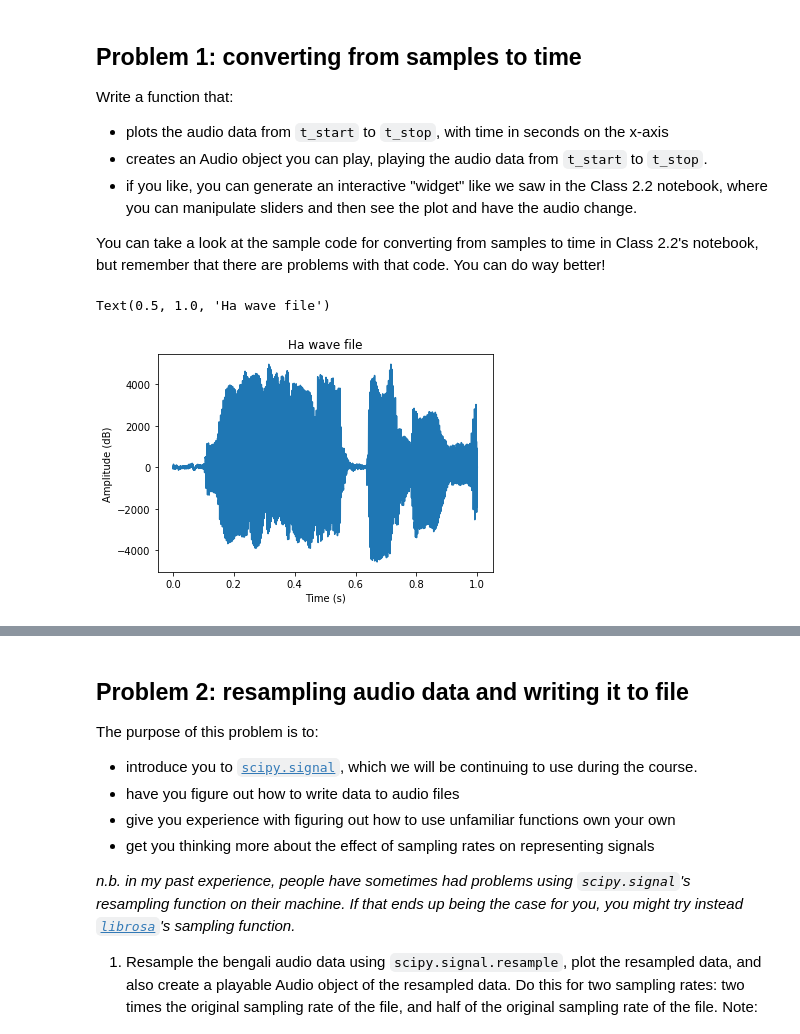
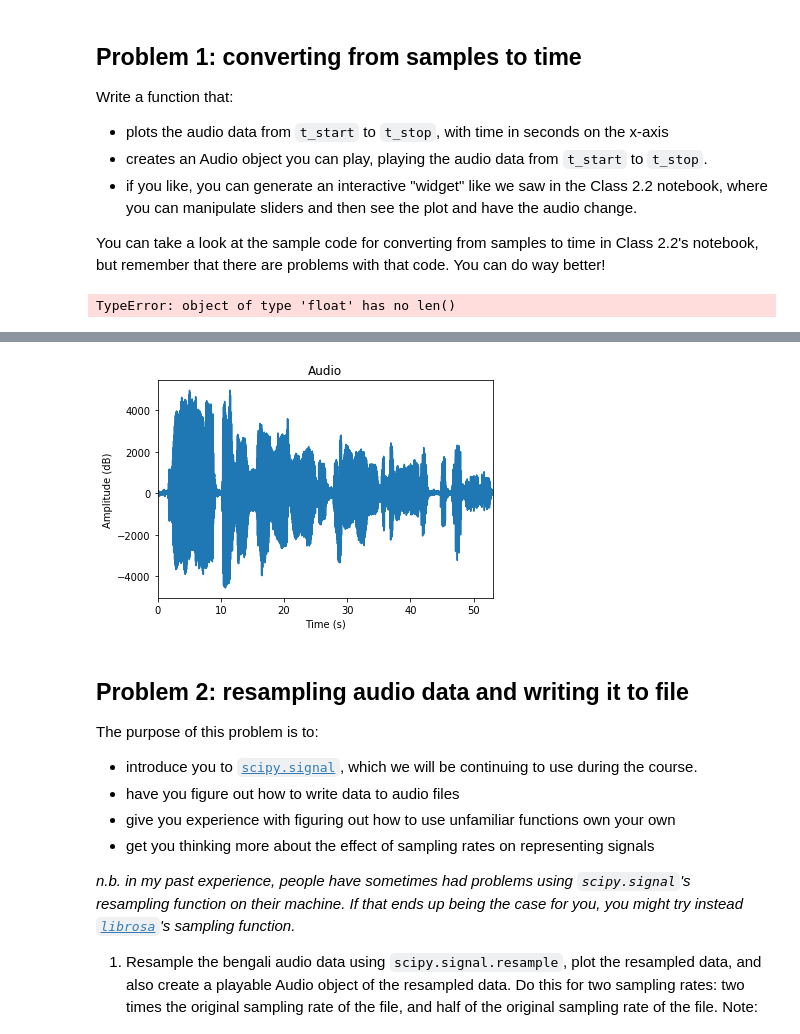
Before and after one commit to ling592b-f19/ling592b-f19-ps02-nisayas, a Jupyter notebook: 592B-f19_ps02.ipynb, the cells around one changed output, grey strips where cells are left out. Saved outputs shown, nothing was run; the diff lists cells and outputs as text; code cells hidden in the pictures.

```diff
--- a/592B-f19_ps02.ipynb
+++ b/592B-f19_ps02.ipynb
@@ -27,24 +27,46 @@ You can take a look at the sample code for converting from samples to time in Cl
 # So make sure you write a function and then call the function to do the plot and create the Audio object
 # Don't forget to create the Audio object.
 # %%
-fs, Fa50 = wavfile.read('Fa50.wav')
+def plot_play_audio(t_start = 0, t_stop = len(Fa50), fs = 44100):
+    ns = (t_stop - t_start) * fs + 1
+    x = np.linspace(t_start, t_stop, ns)
 
-ns = fs # KY: Three lines down, you re-assign the variable ns. So this shouldn't be here.
+    plt.xlim(t_start,t_stop)
+    plt.plot(x, Fa50[0:ns])
+    plt.xlabel('Time (s)')
+    plt.ylabel('Amplitude (dB)')
+    plt.title("Audio")
 
-t_start = 0 # We start sampling at t = 0s
-t_stop =  1 # We stop sampling at t = 1s
+    display(Audio(data=Fa50, rate=fs))
 
-ns = (t_stop - t_start) * fs + 1
 
-x = np.linspace(t_start, t_stop, ns)
+
+#fs, Fa50 = wavfile.read('Fa50.wav')
+
+#t_start = 0 # We start sampling at t = 0s
+#t_stop =  1 # We stop sampling at t = 1s
+
+#ns = (t_stop - t_start) * fs + 1
+
+#x = np.linspace(t_start, t_stop, ns)
 
 
 # plot the first n samples
-plt.plot(x, Fa50[0:ns])
-plt.xlabel('Time (s)')
-plt.ylabel('Amplitude (dB)')
+#plt.plot(x, Fa50[0:ns])
+#plt.xlabel('Time (s)')
+#plt.ylabel('Amplitude (dB)')
 # set the title
-plt.title("Ha wave file")
+#plt.title("Ha wave file")
-# %% [output]
-Text(0.5, 1.0, 'Ha wave file')
-[figure, removed]
+# %%
+v = interactive(plot_play_audio, fs=(22000), t_start = 0, t_stop = len(ns/fs))
+display(v)
+
+# how do (length of clip to match t_stop)
+# tried (Fa50), (ns/fs)
+# easy cheater way in next cell
+# %% [output]
+TypeError: object of type 'float' has no len()
+# %%
+v = interactive(plot_play_audio, fs=(1000), t_start = (0), t_stop = (53))
+display(v)
+# %% [output]
@@ -51,3 +74,4 @@ Text(0.5, 1.0, 'Ha wave file')
+[figure, added]
 # %% [markdown]
 ## Problem 2: resampling audio data and writing it to file
 
```
Also changed, not shown: parts of 5 cells of this notebook.
